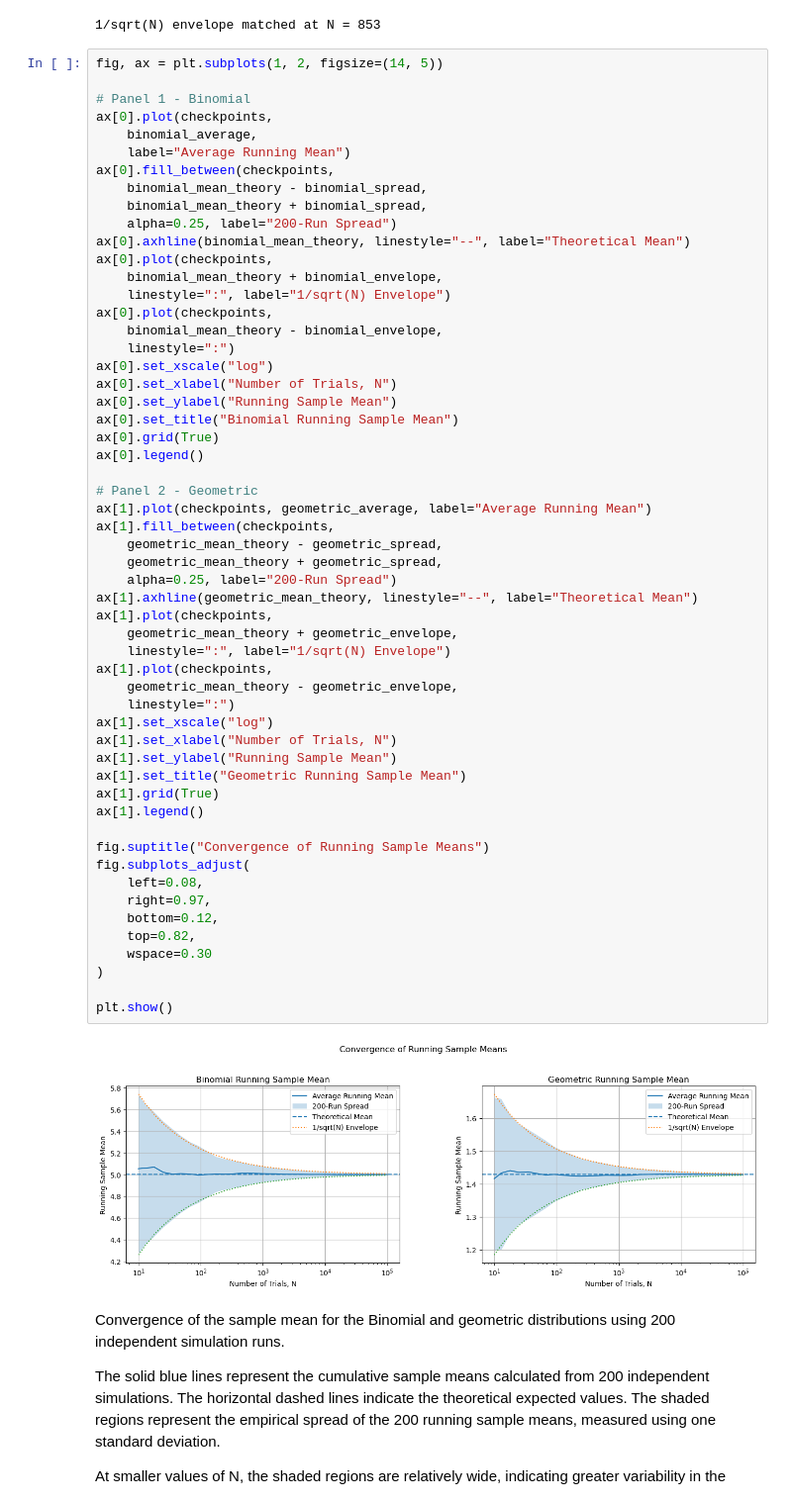
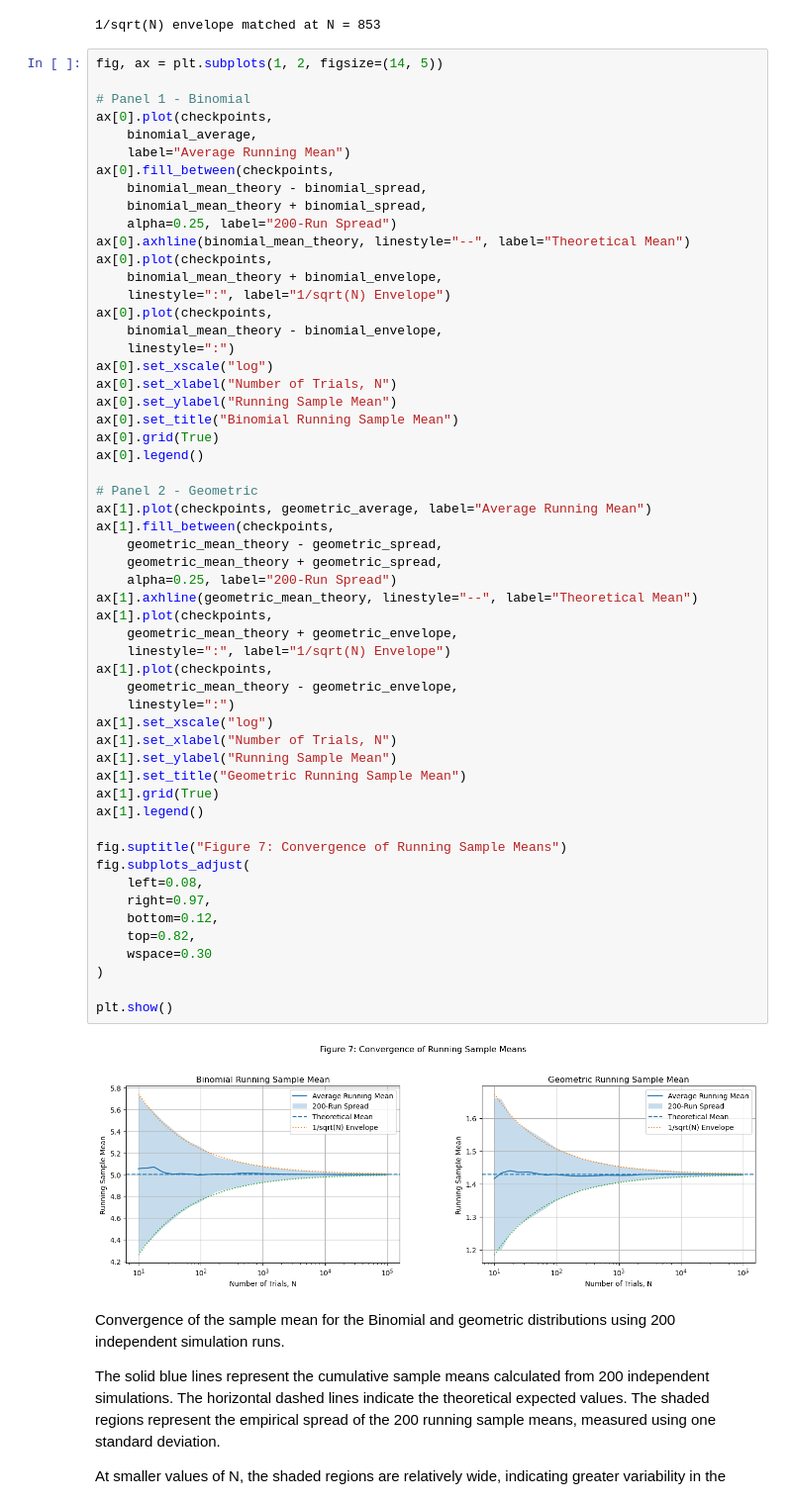
Before and after one commit to ryanm816/StatisticsMP1, a Jupyter notebook: mp1_full.ipynb, the cells around one changed output. Shown at 99% size. Drawn from its saved outputs; the diff is of its cells as text.

```diff
--- a/mp1_full.ipynb
+++ b/mp1_full.ipynb
@@ -1222,35 +1222,35 @@ ax[0].legend()
 # Panel 2 - Geometric
 ax[1].plot(checkpoints, geometric_average, label="Average Running Mean")
 ax[1].fill_between(checkpoints,
     geometric_mean_theory - geometric_spread,
     geometric_mean_theory + geometric_spread,
     alpha=0.25, label="200-Run Spread")
 ax[1].axhline(geometric_mean_theory, linestyle="--", label="Theoretical Mean")
 ax[1].plot(checkpoints,
     geometric_mean_theory + geometric_envelope,
     linestyle=":", label="1/sqrt(N) Envelope")
 ax[1].plot(checkpoints,
     geometric_mean_theory - geometric_envelope,
     linestyle=":")
 ax[1].set_xscale("log")
 ax[1].set_xlabel("Number of Trials, N")
 ax[1].set_ylabel("Running Sample Mean")
 ax[1].set_title("Geometric Running Sample Mean")
 ax[1].grid(True)
 ax[1].legend()
 
-fig.suptitle("Convergence of Running Sample Means")
+fig.suptitle("Figure 7: Convergence of Running Sample Means")
 fig.subplots_adjust(
     left=0.08,
     right=0.97,
     bottom=0.12,
     top=0.82,
     wspace=0.30
 )
 
 plt.show()
 # %% [output]
-[figure, old version]
+[figure, new version]
 # %% [markdown]
 Convergence of the sample mean for the Binomial and geometric distributions using 200 independent simulation runs.
 
```
